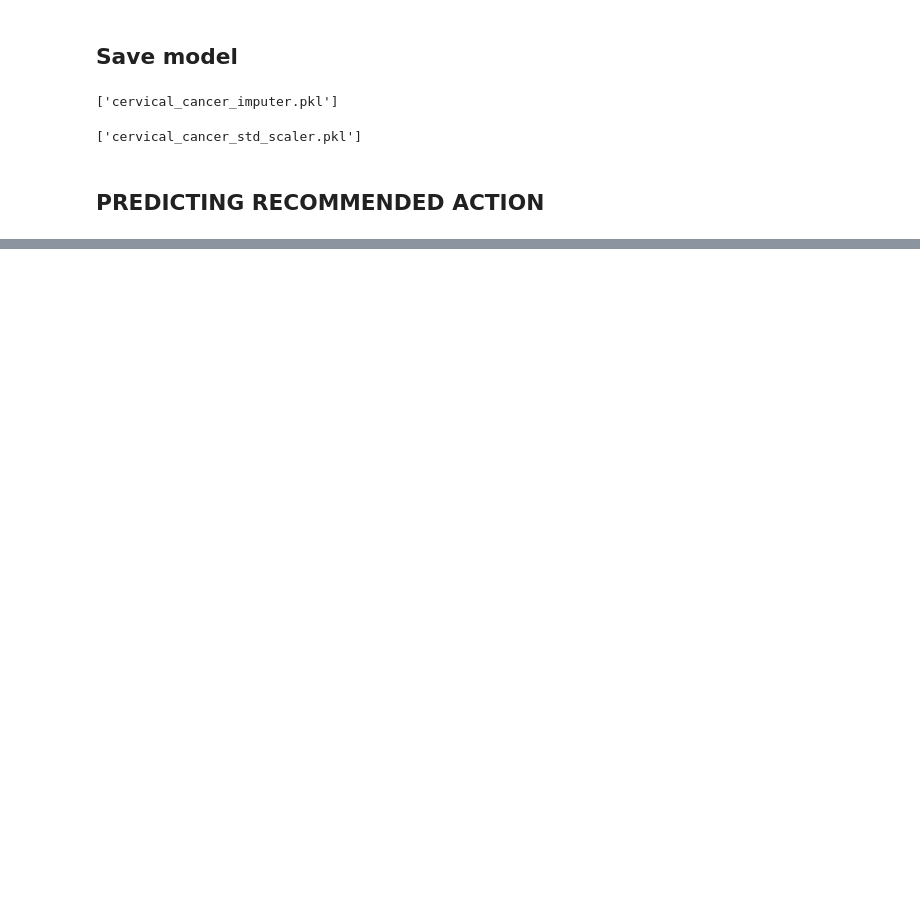
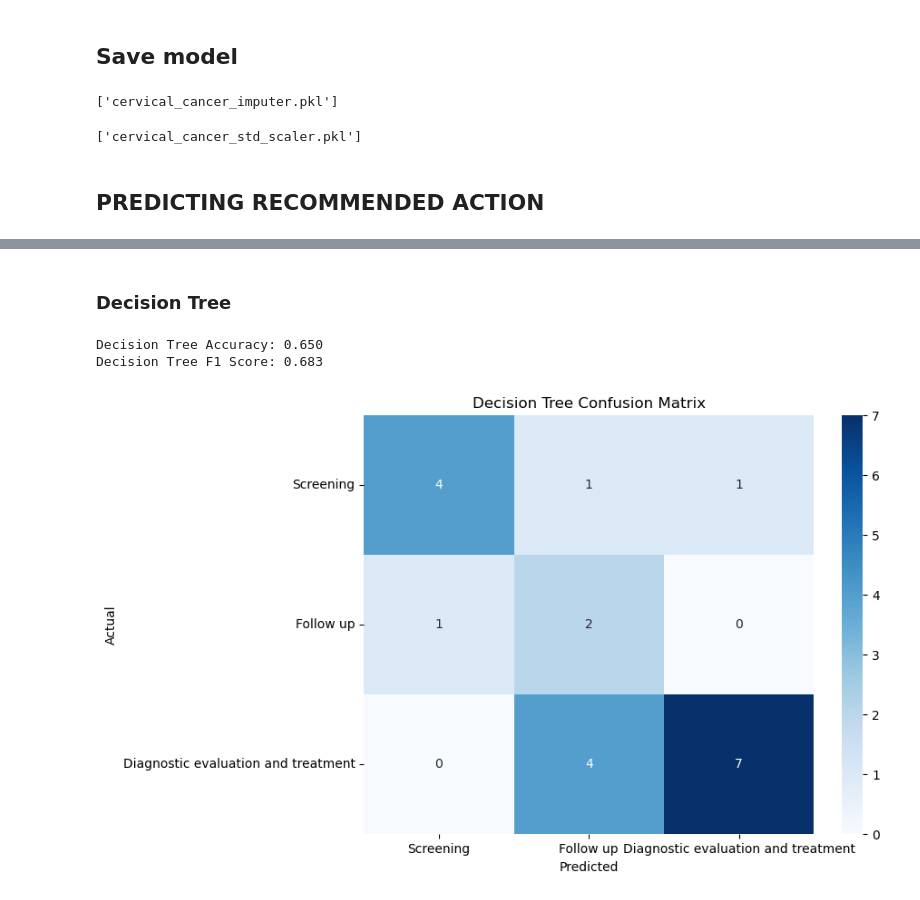
Before and after one commit to mwisechacha/shescreen-ds, a Jupyter notebook: analysis.ipynb, the cells around one changed output, grey strips where cells are left out. Saved outputs shown, nothing was run; the diff lists cells and outputs as text; code cells hidden in the pictures; blank space fills up the shorter version.

Commit message:
add recommended action predictions

```diff
--- a/analysis.ipynb
+++ b/analysis.ipynb
@@ -597,0 +930,2 @@ joblib.dump(std_scaler, 'cervical_cancer_std_scaler.pkl')
+# %%
+cerv_df_prepared = full_pipeline.fit_transform(cerv_df_prepared)
@@ -597,0 +949,36 @@ joblib.dump(std_scaler, 'cervical_cancer_std_scaler.pkl')
+# %%
+cerv_df_labels = OneHotEncoder(sparse_output=False).fit_transform(cerv_df_labels.values.reshape(-1, 1))
+# %%
+rf_model = RandomForestClassifier(n_estimators=100, random_state=42)
+dt_model = DecisionTreeClassifier(random_state=42)
+gb_model = GradientBoostingClassifier(n_estimators=100, random_state=42)
+knn_model = KNeighborsClassifier(n_neighbors=5)
+# %%
+test_set_prepared = full_pipeline.transform(test_set.drop(columns=['Recommended Action Grouped'], axis=1))
+test_set_labels = OneHotEncoder(sparse_output=False).fit_transform(test_set['Recommended Action Grouped'].values.reshape(-1, 1))
+# %% [markdown]
+### Decision Tree
+# %%
+dt_model.fit(cerv_df_prepared, cerv_df_labels)
+tree_predictions = dt_model.predict(test_set_prepared)
+tree_accuracy = accuracy_score(test_set_labels, tree_predictions)
+print(f"Decision Tree Accuracy: {tree_accuracy:.3f}")
+
+
+# f1 score
+tree_f1 = f1_score(test_set_labels, tree_predictions, average='weighted')
+print(f"Decision Tree F1 Score: {tree_f1:.3f}")
+
+# confusion matrix
+tree_cm = confusion_matrix(test_set_labels.argmax(axis=1), tree_predictions.argmax(axis=1
+))
+plt.figure(figsize=(8, 6))
+sns.heatmap(tree_cm, annot=True, fmt='d', cmap='Blues', xticklabels=['Screening', 'Follow up', 'Diagnostic evaluation and treatment'], yticklabels=['Screening', 'Follow up', 'Diagnostic evaluation and treatment'])
+plt.title('Decision Tree Confusion Matrix')
+plt.xlabel('Predicted')
+plt.ylabel('Actual')
+plt.show()
+# %% [output]
+Decision Tree Accuracy: 0.650
+Decision Tree F1 Score: 0.683
+[figure, added]
```
Also changed, not shown: parts of 33 cells of this notebook.
